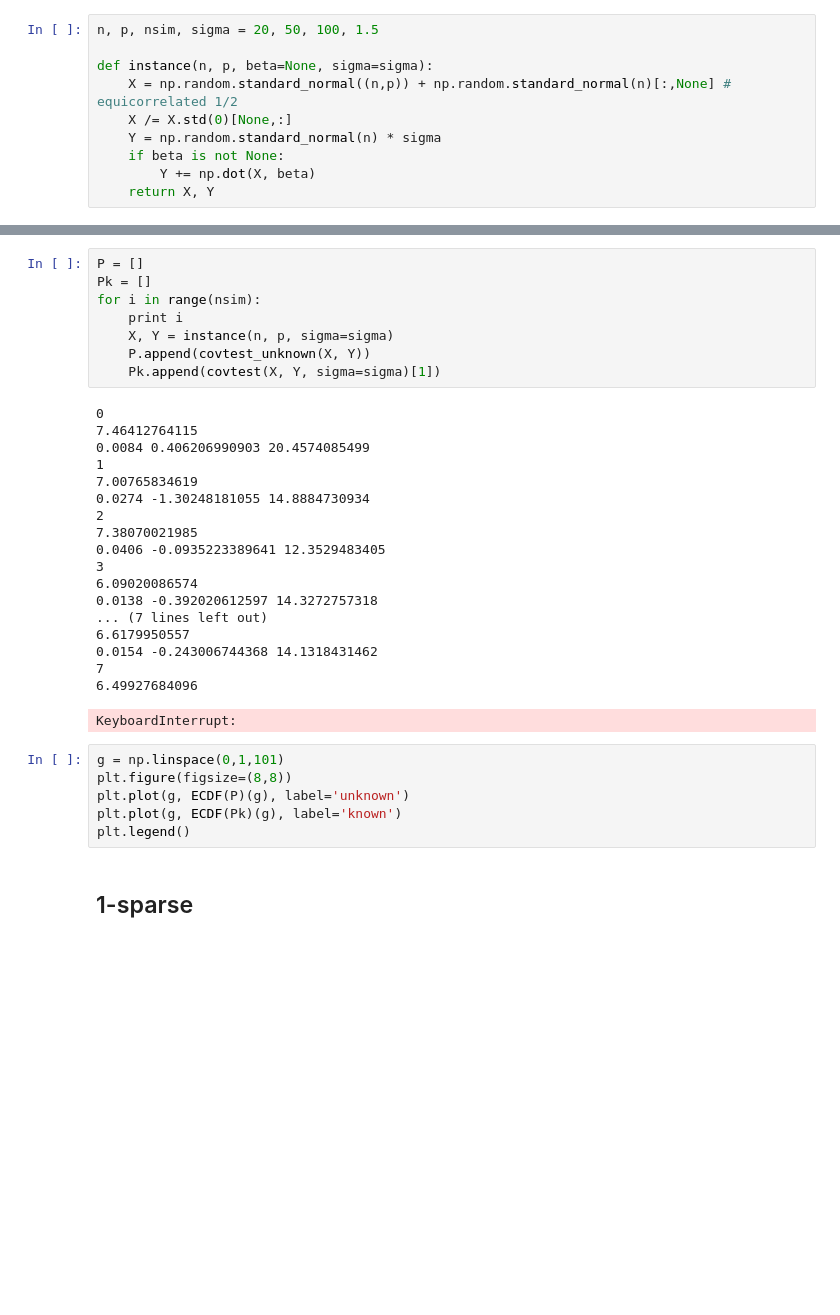
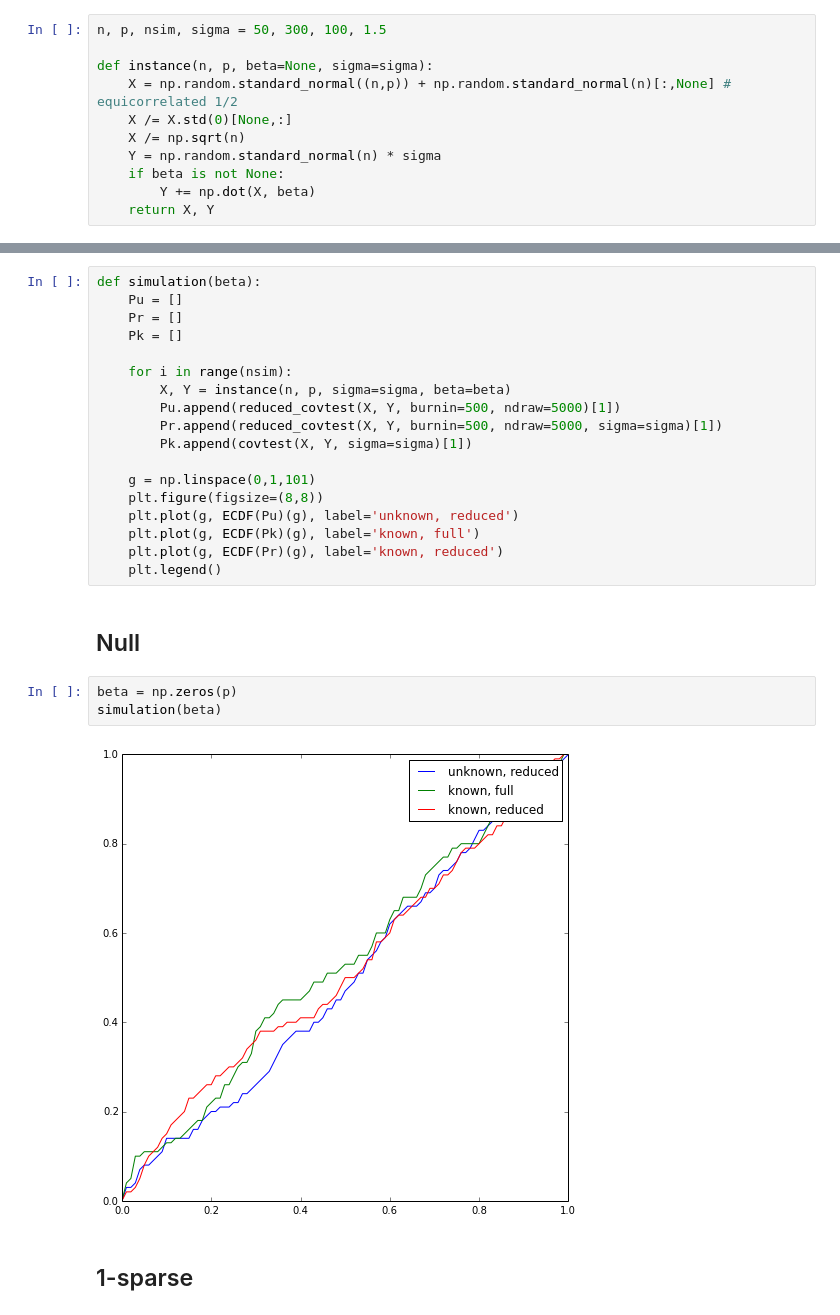
Before and after one commit to selective-inference/Python-software, a Jupyter notebook: notebooks/covtest.ipynb, the cells around one changed output, grey strips where cells are left out. Drawn from its saved outputs; the diff is of its cells as text; blank space fills up the shorter version.

```diff
--- a/notebooks/covtest.ipynb
+++ b/notebooks/covtest.ipynb
@@ -9,11 +7,12 @@ from selection.sample_truncnorm import sample_truncnorm_white
 # %% [output]
 Populating the interactive namespace from numpy and matplotlib
 # %%
-n, p, nsim, sigma = 20, 50, 100, 1.5
+n, p, nsim, sigma = 50, 300, 100, 1.5
 
 def instance(n, p, beta=None, sigma=sigma):
     X = np.random.standard_normal((n,p)) + np.random.standard_normal(n)[:,None] # equicorrelated 1/2
     X /= X.std(0)[None,:]
+    X /= np.sqrt(n)
     Y = np.random.standard_normal(n) * sigma
     if beta is not None:
         Y += np.dot(X, beta)
@@ -52,35 +27,27 @@ def covtest_unknown(X, Y, ndraw=5000):
-# %%
-P = []
-Pk = []
-for i in range(nsim):
-    print i
-    X, Y = instance(n, p, sigma=sigma)
-    P.append(covtest_unknown(X, Y))
-    Pk.append(covtest(X, Y, sigma=sigma)[1])
-# %% [output]
-0
-7.46412764115
-0.0084 0.406206990903 20.4574085499
-1
-7.00765834619
-0.0274 -1.30248181055 14.8884730934
-2
-7.38070021985
-0.0406 -0.0935223389641 12.3529483405
-3
-6.09020086574
-0.0138 -0.392020612597 14.3272757318
-... (7 lines left out)
-6.6179950557
-0.0154 -0.243006744368 14.1318431462
-7
-6.49927684096
-KeyboardInterrupt:
 # %%
-g = np.linspace(0,1,101)
-plt.figure(figsize=(8,8))
-plt.plot(g, ECDF(P)(g), label='unknown')
-plt.plot(g, ECDF(Pk)(g), label='known')
-plt.legend()
+def simulation(beta):
+    Pu = []
+    Pr = []
+    Pk = []
+
+    for i in range(nsim):
+        X, Y = instance(n, p, sigma=sigma, beta=beta)
+        Pu.append(reduced_covtest(X, Y, burnin=500, ndraw=5000)[1])
+        Pr.append(reduced_covtest(X, Y, burnin=500, ndraw=5000, sigma=sigma)[1])
+        Pk.append(covtest(X, Y, sigma=sigma)[1])
+
+    g = np.linspace(0,1,101)
+    plt.figure(figsize=(8,8))
+    plt.plot(g, ECDF(Pu)(g), label='unknown, reduced')
+    plt.plot(g, ECDF(Pk)(g), label='known, full')
+    plt.plot(g, ECDF(Pr)(g), label='known, reduced')
+    plt.legend()
+# %% [markdown]
+## Null
+# %%
+beta = np.zeros(p)
+simulation(beta)
+# %% [output]
+[figure, added]
 # %% [markdown]
 ## 1-sparse
```
Also changed, not shown: parts of 14 cells of this notebook, 5 other files.
